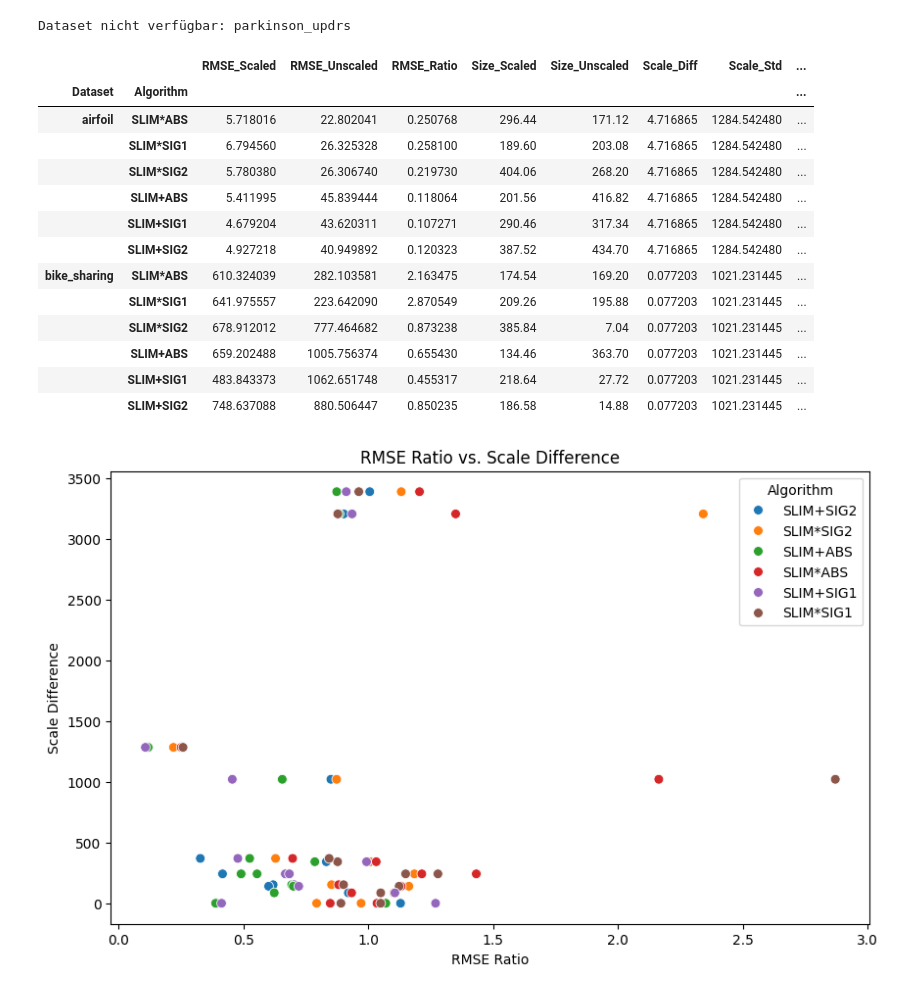
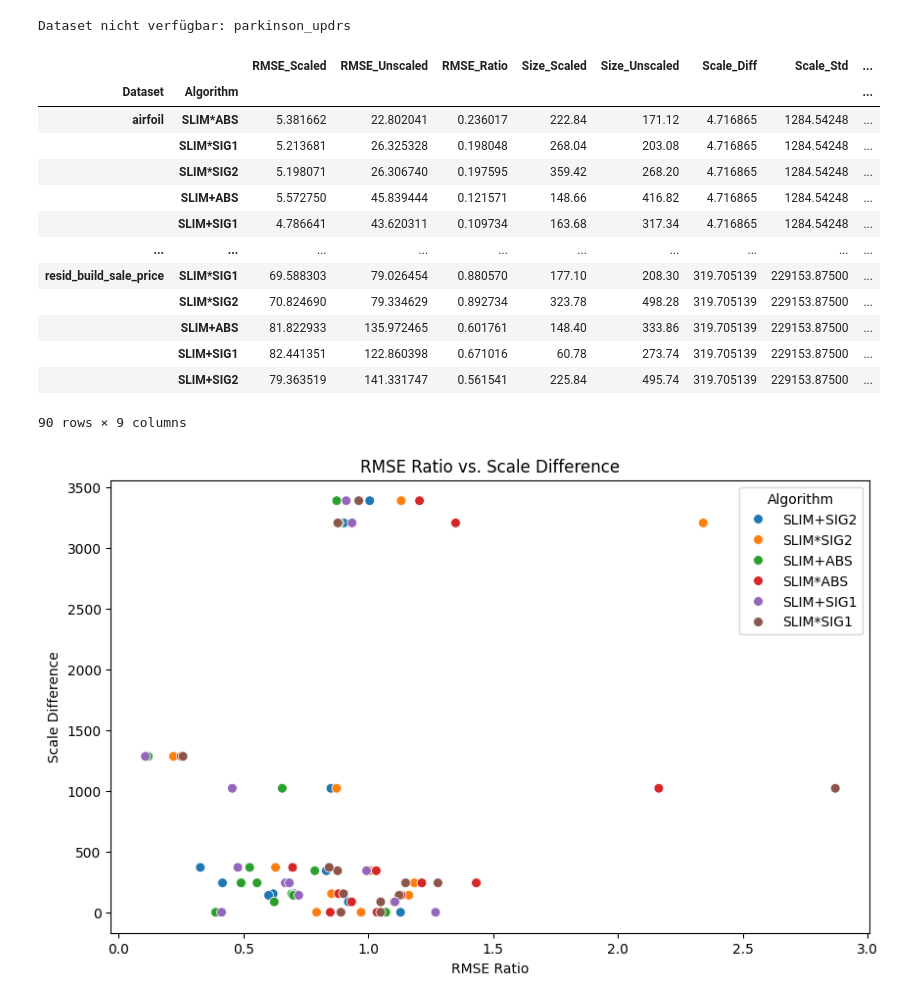
Before and after one commit to amarmate/SLIM-TEST-LITE, a Jupyter notebook: check_results.ipynb, the cells around one changed output. Saved outputs shown, nothing was run; the diff lists cells and outputs as text; code cells hidden in the pictures.

```diff
--- a/check_results.ipynb
+++ b/check_results.ipynb
@@ -18,25 +18,25 @@ for file in os.listdir('results/slim'):
         dataset_names.append(dataset_name)
 
 for dataset in dataset_names:
-    #dict_params = {}
-    dict_results = {}
+    dict_params = {}
+    # dict_results = {}
 
     for suffix in ['MUL_ABS', 'MUL_SIG1', 'MUL_SIG2', 'SUM_ABS', 'SUM_SIG1', 'SUM_SIG2']:
-        #params = pickle.load(open(f'params/{dataset}_SLIM_{suffix}_scaled_strucmut_new_m1.pkl', 'rb'))
-        #dict_params.update(params)
-        results = pickle.load(open(f'results/slim/{dataset}_SLIM_{suffix}_scaled_strucmut_new_m3.pkl', 'rb'))
-        for k, v in results.items():
-            if k not in dict_results:
-                dict_results[k] = {}
-            dict_results[k].update(v)
+        params = pickle.load(open(f'params/{dataset}_SLIM_{suffix}_scaled_new.pkl', 'rb'))
+        dict_params.update(params)
+        # results = pickle.load(open(f'results/slim/{dataset}_SLIM_{suffix}_scaled_strucmut_new_m3.pkl', 'rb'))
+        # for k, v in results.items():
+        #     if k not in dict_results:
+        #         dict_results[k] = {}
+        #     dict_results[k].update(v)
 
         # Delete the loaded pickle files
-        #os.remove(f'params/{dataset}_SLIM_{suffix}_scaled_strucmut_new_m1.pkl')
-        os.remove(f'results/slim/{dataset}_SLIM_{suffix}_scaled_strucmut_new_m3.pkl')
+        os.remove(f'params/{dataset}_SLIM_{suffix}_scaled_new.pkl')
+        # os.remove(f'results/slim/{dataset}_SLIM_{suffix}_scaled_strucmut_new_m3.pkl')
 
     # Dump the results
-    # pickle.dump(dict_params, open(f'params/{dataset}_scaled_strucmut_new_m1.pkl', 'wb'))
-    pickle.dump(dict_results, open(f'results/slim/{dataset}_scaled_strucmut_new_m3.pkl', 'wb'))
+    pickle.dump(dict_params, open(f'params/{dataset}_scaled_new_m3.pkl', 'wb'))
+    # pickle.dump(dict_results, open(f'results/slim/{dataset}_scaled_strucmut_new_m3.pkl', 'wb'))
 # %% [markdown]
 #### Found
 - Ms upper of 0
@@ -329,7 +329,7 @@ for file in os.listdir('results/slim'):
 
 for dataset in dataset_names:
     try:
-        with open('results/slim/'+dataset+'_scaled.pkl', 'rb') as f:
+        with open('results/slim/'+dataset+'_scaled_new_m3.pkl', 'rb') as f:
             results_scaled = pickle.load(f)
 
         with open('results/slim/'+dataset+'.pkl', 'rb') as f:
@@ -487,7 +487,7 @@ for file in os.listdir('results/slim'):
 
 for dataset in dataset_names:
     try:
-        with open(f'results/slim/{dataset}_scaled.pkl', 'rb') as f:
+        with open(f'results/slim/{dataset}_scaled_new_m3.pkl', 'rb') as f:
             results_scaled = pickle.load(f)
 
         with open(f'results/slim/{dataset}.pkl', 'rb') as f:
@@ -532,22 +532,22 @@ df_pivot = df_pivot.sort_index()
 # %% [output]
 Dataset nicht verfügbar: parkinson_updrs
 # %%
-df_pivot.head(12)
+df_pivot
 # %% [output]
 |  |  | RMSE_Scaled | RMSE_Unscaled | RMSE_Ratio | Size_Scaled | Size_Unscaled | Scale_Diff | Scale_Std | ... |
 | Dataset | Algorithm |  |  |  |  |  |  |  | ... |
-| airfoil | SLIM*ABS | 5.718016 | 22.802041 | 0.250768 | 296.44 | 171.12 | 4.716865 | 1284.542480 | ... |
-|  | SLIM*SIG1 | 6.794560 | 26.325328 | 0.258100 | 189.60 | 203.08 | 4.716865 | 1284.542480 | ... |
-|  | SLIM*SIG2 | 5.780380 | 26.306740 | 0.219730 | 404.06 | 268.20 | 4.716865 | 1284.542480 | ... |
-|  | SLIM+ABS | 5.411995 | 45.839444 | 0.118064 | 201.56 | 416.82 | 4.716865 | 1284.542480 | ... |
-|  | SLIM+SIG1 | 4.679204 | 43.620311 | 0.107271 | 290.46 | 317.34 | 4.716865 | 1284.542480 | ... |
-|  | SLIM+SIG2 | 4.927218 | 40.949892 | 0.120323 | 387.52 | 434.70 | 4.716865 | 1284.542480 | ... |
-| bike_sharing | SLIM*ABS | 610.324039 | 282.103581 | 2.163475 | 174.54 | 169.20 | 0.077203 | 1021.231445 | ... |
-|  | SLIM*SIG1 | 641.975557 | 223.642090 | 2.870549 | 209.26 | 195.88 | 0.077203 | 1021.231445 | ... |
-|  | SLIM*SIG2 | 678.912012 | 777.464682 | 0.873238 | 385.84 | 7.04 | 0.077203 | 1021.231445 | ... |
-|  | SLIM+ABS | 659.202488 | 1005.756374 | 0.655430 | 134.46 | 363.70 | 0.077203 | 1021.231445 | ... |
-|  | SLIM+SIG1 | 483.843373 | 1062.651748 | 0.455317 | 218.64 | 27.72 | 0.077203 | 1021.231445 | ... |
-|  | SLIM+SIG2 | 748.637088 | 880.506447 | 0.850235 | 186.58 | 14.88 | 0.077203 | 1021.231445 | ... |
+| airfoil | SLIM*ABS | 5.381662 | 22.802041 | 0.236017 | 222.84 | 171.12 | 4.716865 | 1284.54248 | ... |
+|  | SLIM*SIG1 | 5.213681 | 26.325328 | 0.198048 | 268.04 | 203.08 | 4.716865 | 1284.54248 | ... |
+|  | SLIM*SIG2 | 5.198071 | 26.306740 | 0.197595 | 359.42 | 268.20 | 4.716865 | 1284.54248 | ... |
+|  | SLIM+ABS | 5.572750 | 45.839444 | 0.121571 | 148.66 | 416.82 | 4.716865 | 1284.54248 | ... |
+|  | SLIM+SIG1 | 4.786641 | 43.620311 | 0.109734 | 163.68 | 317.34 | 4.716865 | 1284.54248 | ... |
+| ... | ... | ... | ... | ... | ... | ... | ... | ... | ... |
+| resid_build_sale_price | SLIM*SIG1 | 69.588303 | 79.026454 | 0.880570 | 177.10 | 208.30 | 319.705139 | 229153.87500 | ... |
+|  | SLIM*SIG2 | 70.824690 | 79.334629 | 0.892734 | 323.78 | 498.28 | 319.705139 | 229153.87500 | ... |
+|  | SLIM+ABS | 81.822933 | 135.972465 | 0.601761 | 148.40 | 333.86 | 319.705139 | 229153.87500 | ... |
+|  | SLIM+SIG1 | 82.441351 | 122.860398 | 0.671016 | 60.78 | 273.74 | 319.705139 | 229153.87500 | ... |
+|  | SLIM+SIG2 | 79.363519 | 141.331747 | 0.561541 | 225.84 | 495.74 | 319.705139 | 229153.87500 | ... |
+90 rows × 9 columns
 # %%
 # Scatterplot the RMSE ratio against the scale difference
 plt.figure(figsize=(10,6))
```
Also changed, not shown: parts of 5 cells of this notebook, 14 other files.
